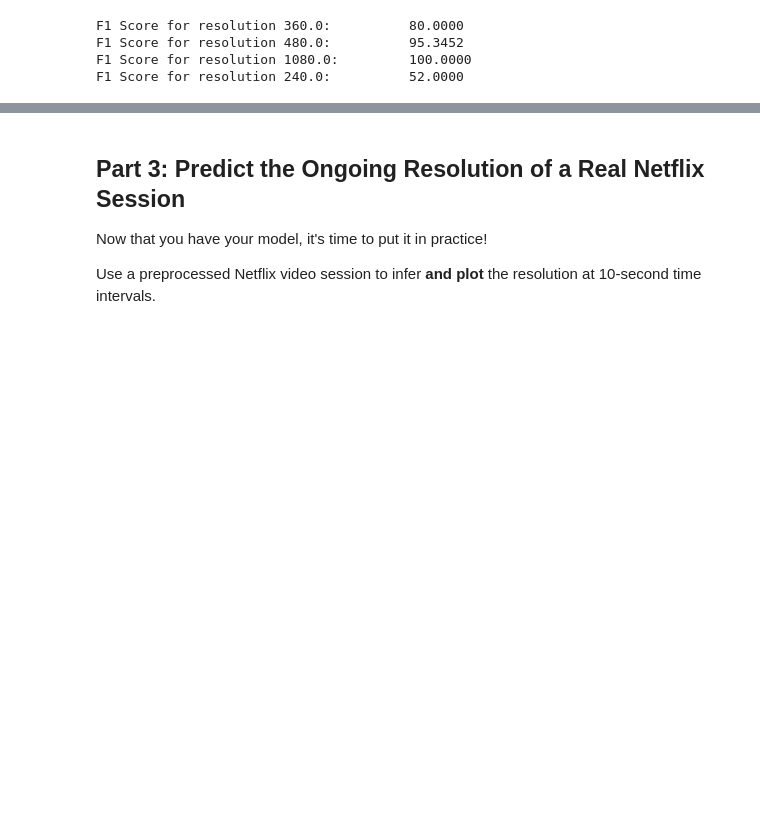
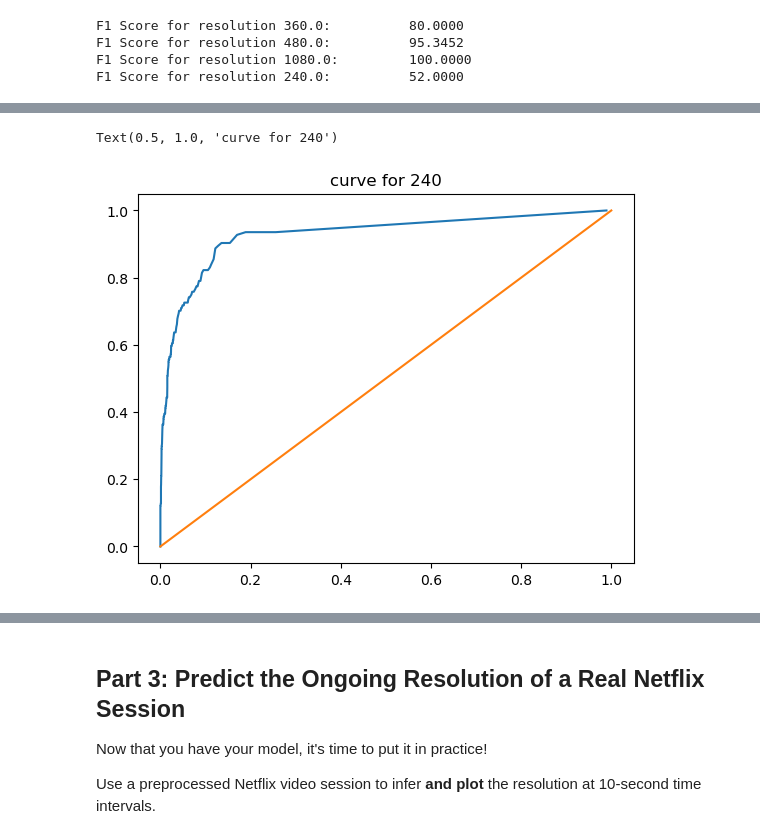
Before and after one commit to noise-course/video-quality-of-experience-zroe1, a Jupyter notebook: 1-Video-Quality-Inference.ipynb, the cells around one changed output, grey strips where cells are left out. Saved outputs shown, nothing was run; the diff lists cells and outputs as text; code cells hidden in the pictures; blank space fills up the shorter version.

```diff
--- a/1-Video-Quality-Inference.ipynb
+++ b/1-Video-Quality-Inference.ipynb
@@ -967,0 +1055,9 @@ F1 Score for resolution 240.0:          52.0000
+# %%
+c = 3
+tps, fps = get_roc_auc(c)
+plt.plot(fps, tps)
+plt.plot(torch.arange(0, 1.01, 0.01), torch.arange(0, 1.01, 0.01))
+plt.title(f"curve for {class_to_res[c]}")
+# %% [output]
+Text(0.5, 1.0, 'curve for 240')
+[figure, added]
```
Also changed, not shown: parts of 10 cells of this notebook.
